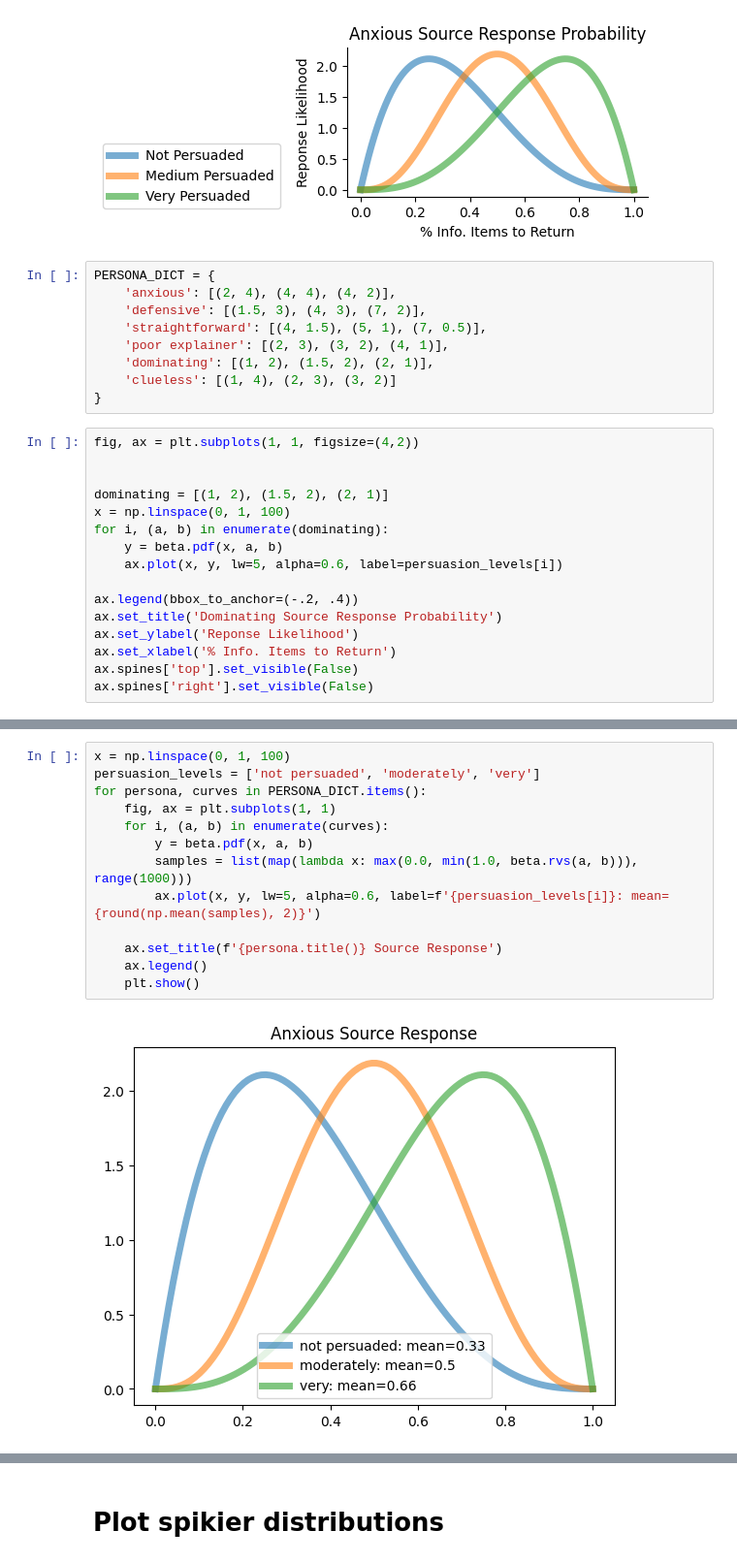
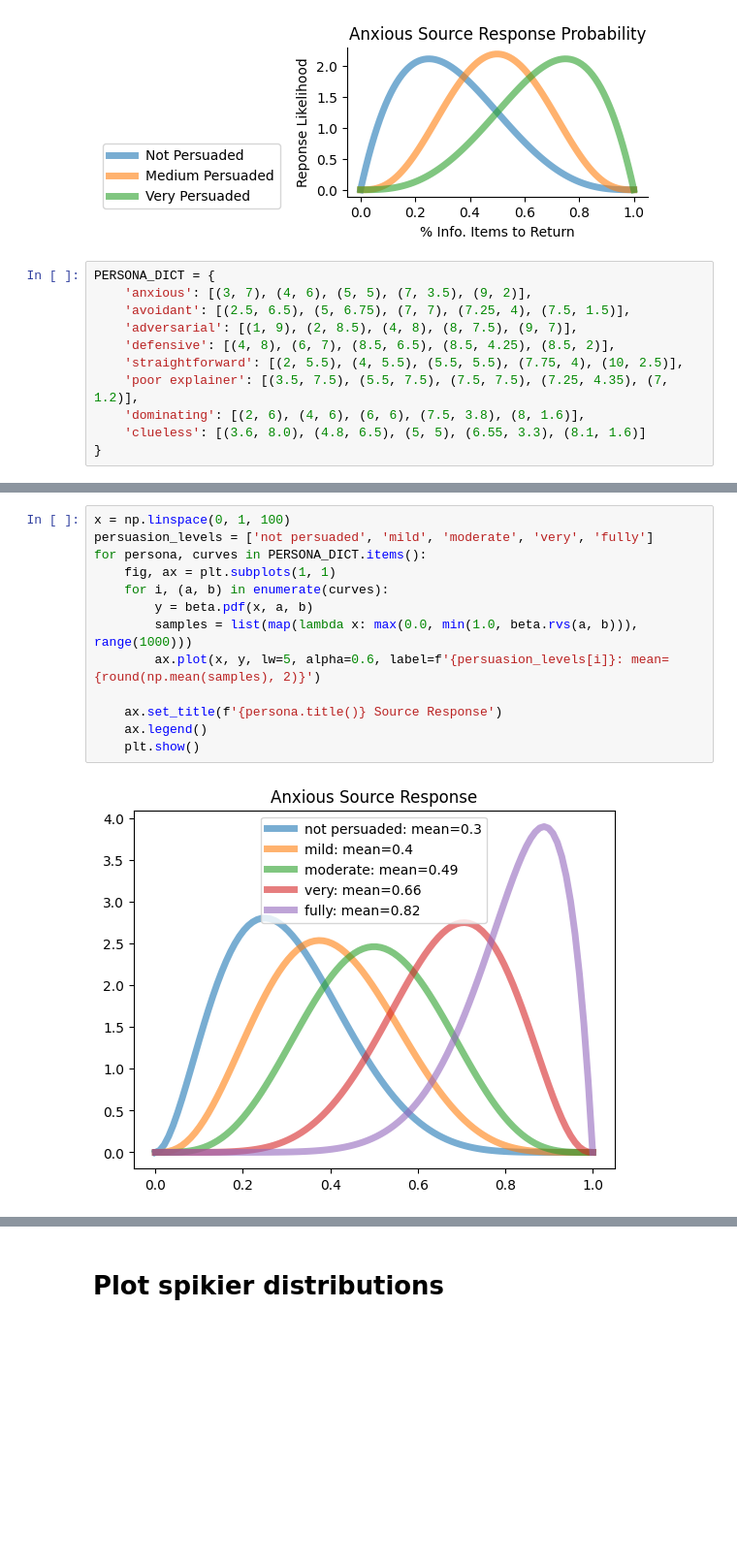
Before and after one commit to alex2awesome/news-interview-question-generation, a Jupyter notebook: notebooks/2024-09-23__function-for-michael.ipynb, the cells around one changed output, grey strips where cells are left out. Shown at 97% size. Saved outputs shown, nothing was run; the diff lists cells and outputs as text; blank space fills up the shorter version.

```diff
--- a/notebooks/2024-09-23__function-for-michael.ipynb
+++ b/notebooks/2024-09-23__function-for-michael.ipynb
@@ -22,26 +22,12 @@ ax.spines['right'].set_visible(False)
 [figure]
 # %%
 PERSONA_DICT = {
-    'anxious': [(2, 4), (4, 4), (4, 2)],
-    'defensive': [(1.5, 3), (4, 3), (7, 2)],
-    'straightforward': [(4, 1.5), (5, 1), (7, 0.5)],
-    'poor explainer': [(2, 3), (3, 2), (4, 1)],
-    'dominating': [(1, 2), (1.5, 2), (2, 1)],
-    'clueless': [(1, 4), (2, 3), (3, 2)]
+    'anxious': [(3, 7), (4, 6), (5, 5), (7, 3.5), (9, 2)],
+    'avoidant': [(2.5, 6.5), (5, 6.75), (7, 7), (7.25, 4), (7.5, 1.5)],
+    'adversarial': [(1, 9), (2, 8.5), (4, 8), (8, 7.5), (9, 7)],
+    'defensive': [(4, 8), (6, 7), (8.5, 6.5), (8.5, 4.25), (8.5, 2)],
+    'straightforward': [(2, 5.5), (4, 5.5), (5.5, 5.5), (7.75, 4), (10, 2.5)],
+    'poor explainer': [(3.5, 7.5), (5.5, 7.5), (7.5, 7.5), (7.25, 4.35), (7, 1.2)],
+    'dominating': [(2, 6), (4, 6), (6, 6), (7.5, 3.8), (8, 1.6)],
+    'clueless': [(3.6, 8.0), (4.8, 6.5), (5, 5), (6.55, 3.3), (8.1, 1.6)]
 }
-# %%
-fig, ax = plt.subplots(1, 1, figsize=(4,2))
-
-
-dominating = [(1, 2), (1.5, 2), (2, 1)]
-x = np.linspace(0, 1, 100)
-for i, (a, b) in enumerate(dominating):
-    y = beta.pdf(x, a, b)
-    ax.plot(x, y, lw=5, alpha=0.6, label=persuasion_levels[i])
-
-ax.legend(bbox_to_anchor=(-.2, .4))
-ax.set_title('Dominating Source Response Probability')
-ax.set_ylabel('Reponse Likelihood')
-ax.set_xlabel('% Info. Items to Return')
-ax.spines['top'].set_visible(False)
-ax.spines['right'].set_visible(False)
@@ -50,15 +34,15 @@ ax.spines['right'].set_visible(False)
 # %%
 x = np.linspace(0, 1, 100)
-persuasion_levels = ['not persuaded', 'moderately', 'very']
+persuasion_levels = ['not persuaded', 'mild', 'moderate', 'very', 'fully']
 for persona, curves in PERSONA_DICT.items():
     fig, ax = plt.subplots(1, 1)
     for i, (a, b) in enumerate(curves):
         y = beta.pdf(x, a, b)
         samples = list(map(lambda x: max(0.0, min(1.0, beta.rvs(a, b))), range(1000)))
         ax.plot(x, y, lw=5, alpha=0.6, label=f'{persuasion_levels[i]}: mean={round(np.mean(samples), 2)}')
 
     ax.set_title(f'{persona.title()} Source Response')
     ax.legend()
     plt.show()
 # %% [output]
-[figure, old version]
+[figure, new version]
```
Also changed, not shown: parts of 2 cells of this notebook, 2 other files.
